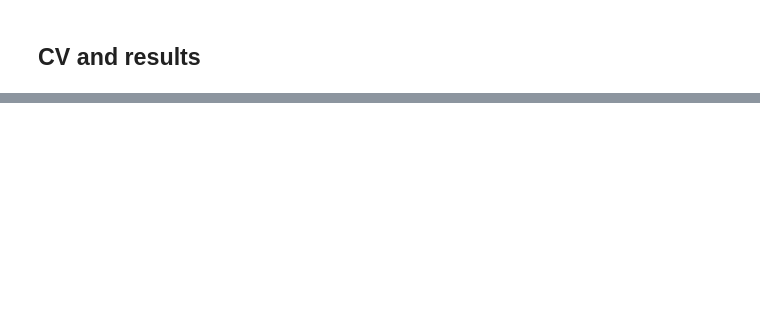
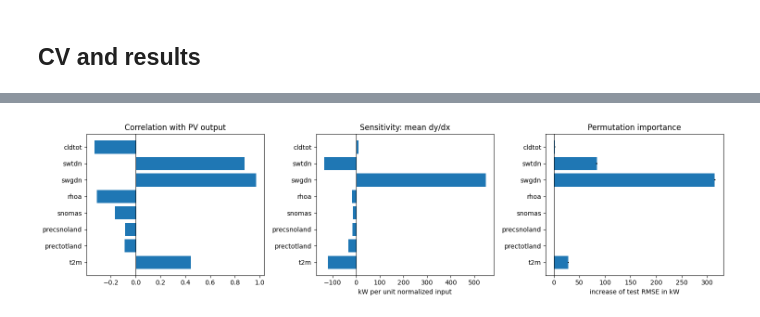
Before and after one commit to Natha-tc/MJ2507-AI-Project---Solar, a Jupyter notebook: 03_DeepNN.ipynb, the cells around one changed output, grey strips where cells are left out. Cells and saved outputs as stored; diff of their text form; code cells hidden in the pictures; blank space fills up the shorter version.

```diff
--- a/03_DeepNN.ipynb
+++ b/03_DeepNN.ipynb
@@ -277,0 +440,67 @@ test MAE, RMSE, R2: (np.float64(14.889859228653929), np.float64(32.8524182977357
+# %%
+feature_names = data.columns[0:8]
+final_parameters = deep_nn_model["parameters"]
+n_layers = len(final_parameters) // 2
+
+# 1. correlation of every input with the output (training set only)
+correlation = data.iloc[:split].corr()[data.columns[-1]][feature_names]
+
+# 2. sensitivity dy/dx by hand (chain rule through the layers), for every hour of the test set
+# forward pass, keep z of every layer
+A = test_set_x_normalized
+Z_list = []
+for l in range(1, n_layers + 1):
+    Z = final_parameters["W" + str(l)] @ A + final_parameters["b" + str(l)]
+    Z_list.append(Z)
+    A = np.maximum(0, Z) if l < n_layers else 1 / (1 + np.exp(-Z))    # relu in the hidden layers, sigmoid at the output
+
+# backward pass: start with sigmoid'(z_L), then W^T and relu'(z) layer by layer
+G = A * (1 - A)
+for l in range(n_layers, 0, -1):
+    G = final_parameters["W" + str(l)].T @ G
+    if l > 1:
+        G = G * (Z_list[l - 2] > 0)
+gradient = G * scaler_y.data_range_[0]    # dy/dx in kW per unit normalized input, shape (n_x, m)
+
+# 3. permutation importance: shuffle one feature of the test set and measure the increase of the RMSE in kW
+n_repeats = 5
+rng = np.random.default_rng(0)
+base_rmse = test_scores["RMSE"]
+perm_importance = np.zeros((len(feature_names), n_repeats))
+
+for j in range(len(feature_names)):
+    for r in range(n_repeats):
+        x_shuffled = test_set_x_normalized.copy()
+        x_shuffled[j, :] = rng.permutation(x_shuffled[j, :])
+        y_shuffled, caches = L_model_forward(x_shuffled, final_parameters)
+        y_shuffled_kw = scaler_y.inverse_transform(y_shuffled.T)
+        perm_importance[j, r] = evaluate(test_set_y_orig, y_shuffled_kw)["RMSE"] - base_rmse
+
+feature_importance = pd.DataFrame({"model": model_name,
+                                   "feature": feature_names,
+                                   "correlation_with_output": correlation.values,
+                                   "mean_gradient_kW": gradient.mean(axis=1),
+                                   "mean_abs_gradient_kW": np.abs(gradient).mean(axis=1),
+                                   "permutation_RMSE_increase_kW": perm_importance.mean(axis=1),
+                                   "permutation_RMSE_increase_std": perm_importance.std(axis=1)})
+
+fig, ax = plt.subplots(1, 3, figsize=(15, 4))
+
+ax[0].barh(feature_names, correlation.values)
+ax[0].set_title('Correlation with PV output')
+ax[1].barh(feature_names, gradient.mean(axis=1))
+ax[1].set_title('Sensitivity: mean dy/dx')
+ax[1].set_xlabel('kW per unit normalized input')
+ax[2].barh(feature_names, perm_importance.mean(axis=1), xerr=perm_importance.std(axis=1))
+ax[2].set_title('Permutation importance')
+ax[2].set_xlabel('increase of test RMSE in kW')
+
+for a in ax:
+    a.axvline(0, color='black', linewidth=0.8)
+
+plt.tight_layout()
+plt.show()
+
+feature_importance.sort_values("permutation_RMSE_increase_kW", ascending=False)
+# %% [output]
+[figure, added]
```
Also changed, not shown: parts of 16 cells of this notebook, 2 other files.
